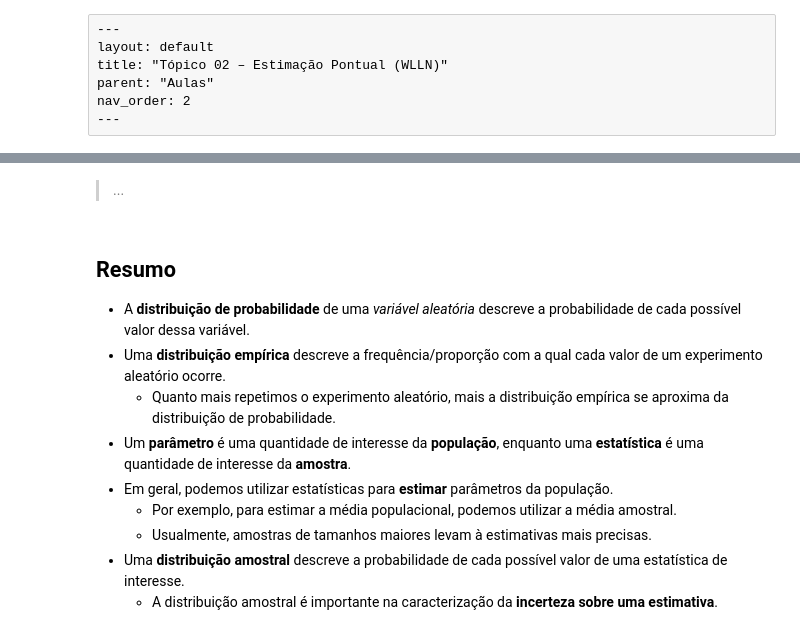
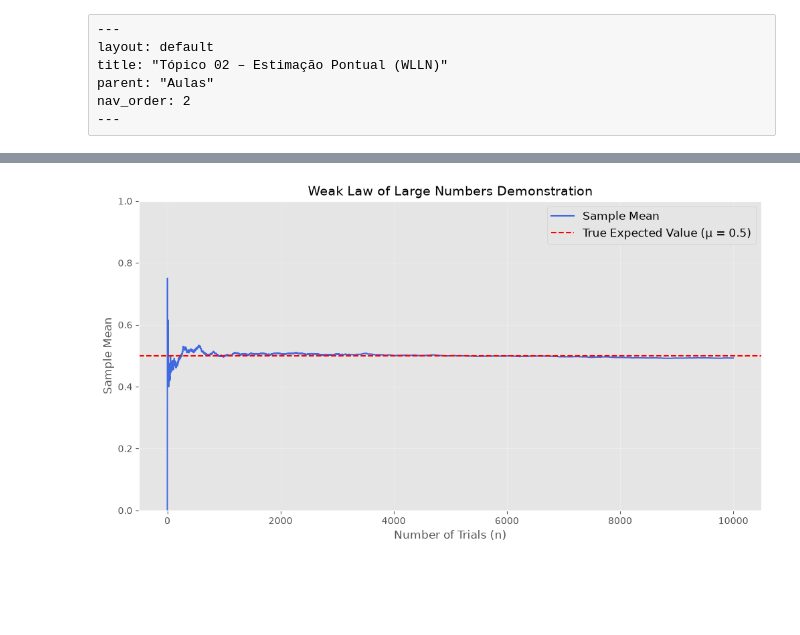
Before and after one commit to urielmoreirasilva/ICE072, a Jupyter notebook: aulas/Tópico 02 – Estimação Pontual (WLLN)/Tópico 02 – Estimação Pontual (WLLN).ipynb, the cells around one changed output, grey strips where cells are left out. Saved outputs shown, nothing was run; the diff lists cells and outputs as text; code cells hidden in the pictures; blank space fills up the shorter version.

```diff
--- a/aulas/Tópico 02 – Estimação Pontual (WLLN)/Tópico 02 – Estimação Pontual (WLLN).ipynb
+++ b/aulas/Tópico 02 – Estimação Pontual (WLLN)/Tópico 02 – Estimação Pontual (WLLN).ipynb
@@ -529,14 +28,26 @@ Na célula acima, geramos amostras de vôos de tamanho $n = 1.000$ um número $M
-# %% [markdown]
-> ...
-# %% [markdown]
-## Resumo
-
-- A **distribuição de probabilidade** de uma _variável aleatória_ descreve a probabilidade de cada possível valor dessa variável.
-- Uma **distribuição empírica** descreve a frequência/proporção com a qual cada valor de um experimento aleatório ocorre.
-    - Quanto mais repetimos o experimento aleatório, mais a distribuição empírica se aproxima da distribuição de probabilidade.
-- Um **parâmetro** é uma quantidade de interesse da **população**, enquanto uma **estatística** é uma quantidade de interesse da **amostra**.
-- Em geral, podemos utilizar estatísticas para **estimar** parâmetros da população.
-    - Por exemplo, para estimar a média populacional, podemos utilizar a média amostral.
-    - Usualmente, amostras de tamanhos maiores levam à estimativas mais precisas.
-- Uma **distribuição amostral** descreve a probabilidade de cada possível valor de uma estatística de interesse.
-    - A distribuição amostral é importante na caracterização da **incerteza sobre uma estimativa**.
+# %%
+# Set seed for reproducibility
+np.random.seed(42)
+
+# Number of total trials/flips
+num_trials = 10000
+
+# Simulate fair coin flips: outcomes 0 or 1 with equal probability
+flips = np.random.binomial(n=1, p=0.5, size=num_trials)
+
+# Calculate cumulative sum and divide by the number of trials up to that point
+running_average = np.cumsum(flips) / np.arange(1, num_trials + 1)
+
+# Plotting the convergence
+plt.figure(figsize=(12, 6))
+plt.plot(running_average, color='royalblue', label='Sample Mean')
+plt.axhline(0.5, color='red', linestyle='--', label='True Expected Value (μ = 0.5)')
+plt.title('Weak Law of Large Numbers Demonstration', fontsize=14)
+plt.xlabel('Number of Trials (n)', fontsize=12)
+plt.ylabel('Sample Mean', fontsize=12)
+plt.ylim(0.0, 1.0)
+plt.legend(fontsize=12)
+plt.grid(True, alpha=0.3)
+plt.show()
+# %% [output]
+[figure, added]
```
Also changed, not shown: parts of 97 cells of this notebook.
